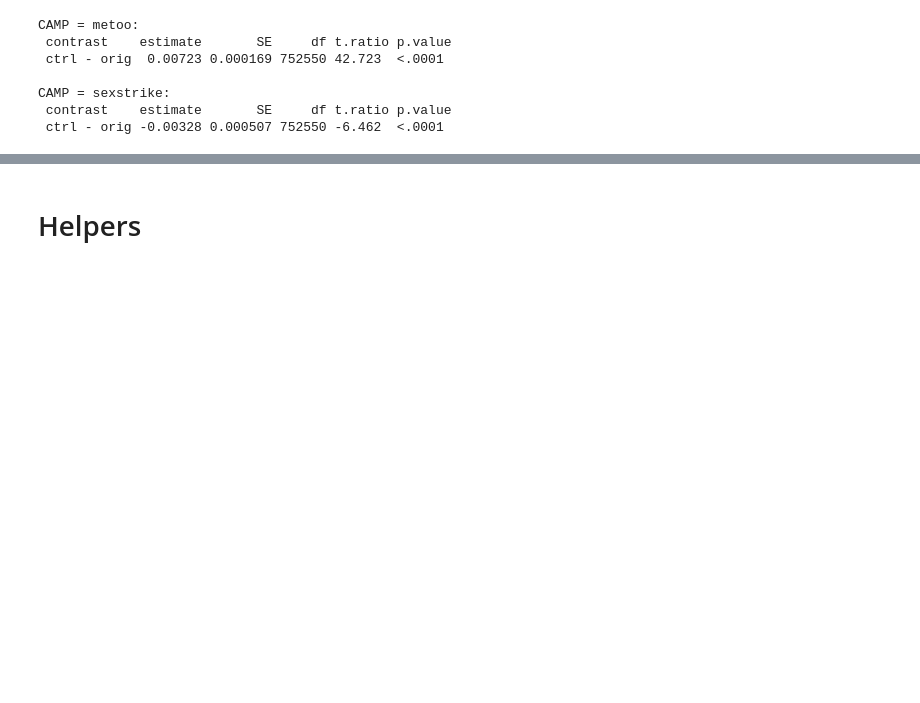
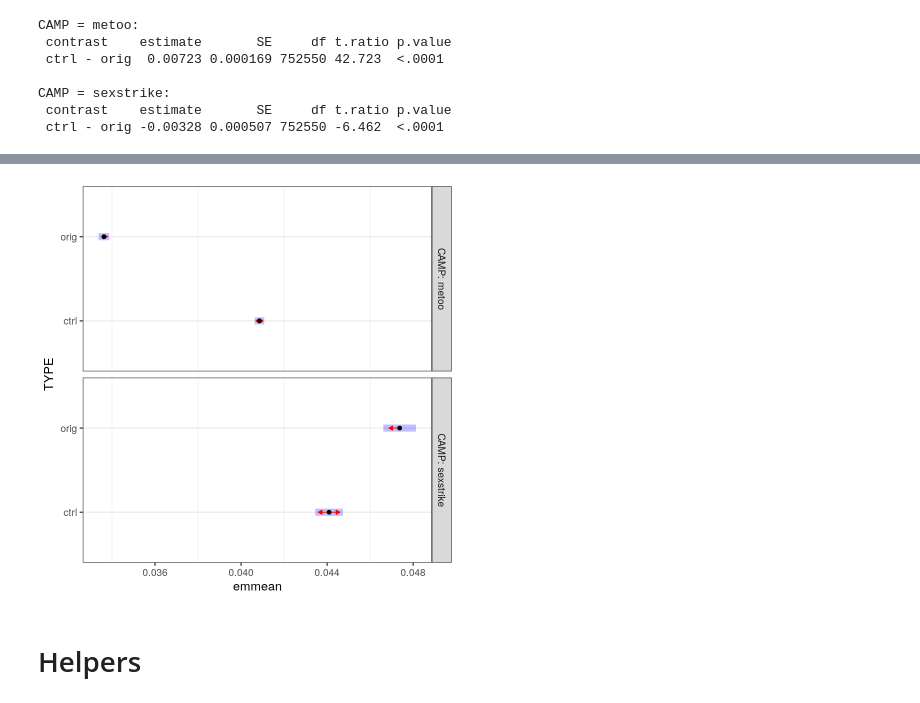
Before and after one commit to deepsensemaking/gdsm, a Jupyter notebook: t1006_output_eR__002_aov_4__unstacked.ipynb, the cells around one changed output, grey strips where cells are left out. Drawn from its saved outputs; the diff is of its cells as text; code cells hidden in the pictures; blank space fills up the shorter version.

```diff
--- a/t1006_output_eR__002_aov_4__unstacked.ipynb
+++ b/t1006_output_eR__002_aov_4__unstacked.ipynb
@@ -362,3 +368,7 @@ CAMP = sexstrike:
+# %%
+plot(a2ag01PrcEm2, comparisons=TRUE)
+# %% [output]
+[figure, added]
 # %% [markdown]
 # Helpers
 # %%
```
Also changed, not shown: parts of 2 cells of this notebook.
